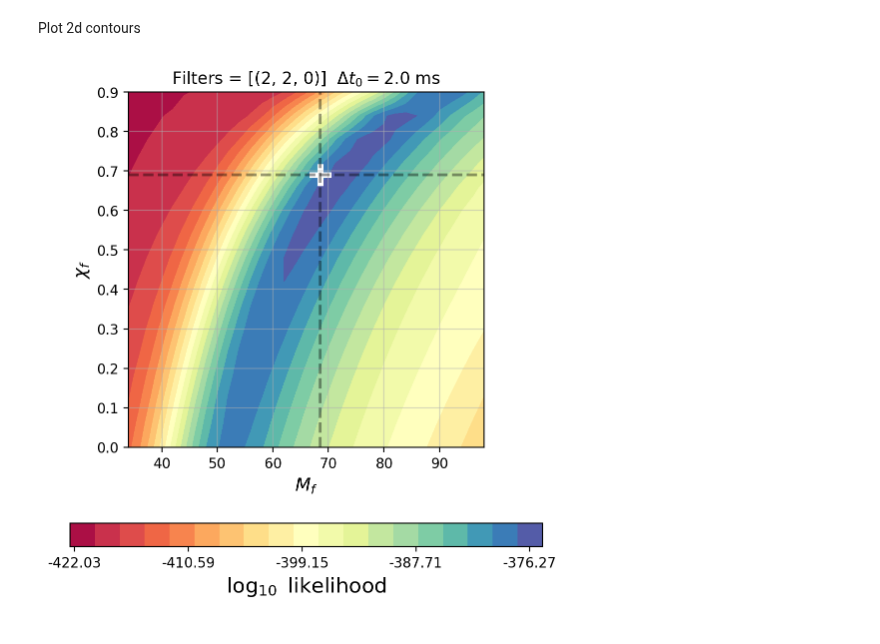
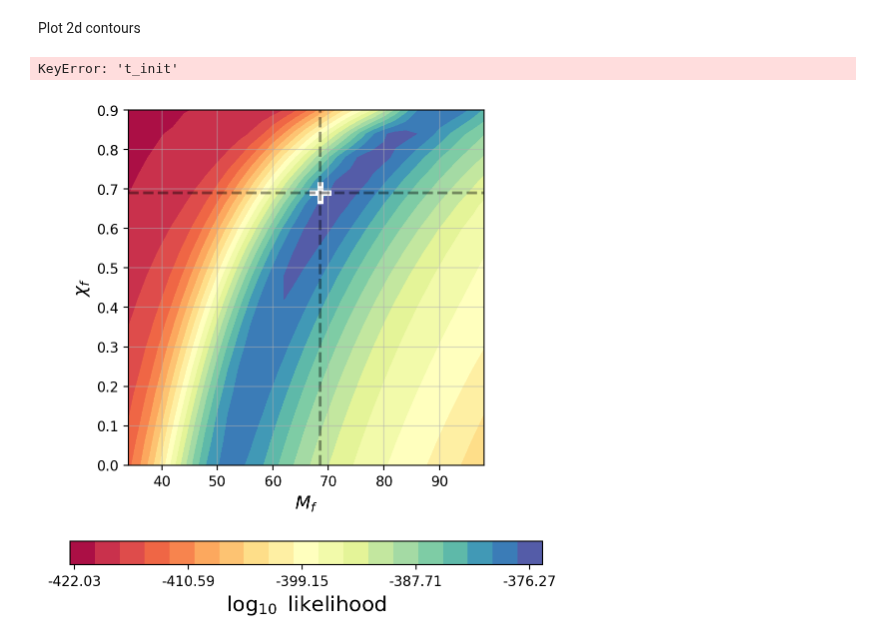
Before and after one commit to Sizheng-Ma/qnm_filter, a Jupyter notebook: code_demo/Filter.ipynb, the cells around one changed output. Saved outputs shown, nothing was run; the diff lists cells and outputs as text; code cells hidden in the pictures.

Commit message:
Changed attribute t_init into peak_time and delta_t

```diff
--- a/code_demo/Filter.ipynb
+++ b/code_demo/Filter.ipynb
@@ -18,8 +18,10 @@ Download data
 Set some parameters of GW150914
 # %%
 input = dict(model_list = [(2, 2, 0)], #l, m, n
-             # trucation time (geocenter, in second)
-             t_init = 1126259462.4083147+2.0*1e-3,
+             #peak_time (geocenter, in seconds)
+             peak_time = 1126259462.4083147,
+             # delta_t (in seconds)
+             delta_t = 2.0*1e-3,
              # length of the analysis window (in second)
              window_width = 0.2,
              # sampling rate after conditioning (in Hz)
@@ -59,10 +61,15 @@ mass_grid, chi_grid = np.meshgrid(massspace, chispace)
 # %% [markdown]
 Interate over the samplings
 # %%
-likelihood_data = qnm_filter.parallel_compute(fit.likelihood_vs_mass_spin, massspace, chispace, **input)
+likelihood_data = qnm_filter.parallel_compute(fit, massspace, chispace, **input)
 # %% [markdown]
 Plot 2d contours
 # %%
-qnm_filter.plotter(mass_grid, chi_grid, likelihood_data, IMR_result = (68.5, 0.69), **input)
+plotter_dict = input
+plotter_dict.update({"show_fig": True, "save_fig": False, "fig_size": (6.1, 6.6)})
+
+qnm_filter.plotter(mass_grid, chi_grid, likelihood_data, IMR_result = (68.5, 0.69),\
+                   **plotter_dict)
 # %% [output]
+KeyError: 't_init'
-[figure, old version]
+[figure, new version]
```
Also changed, not shown: 2 other files.
